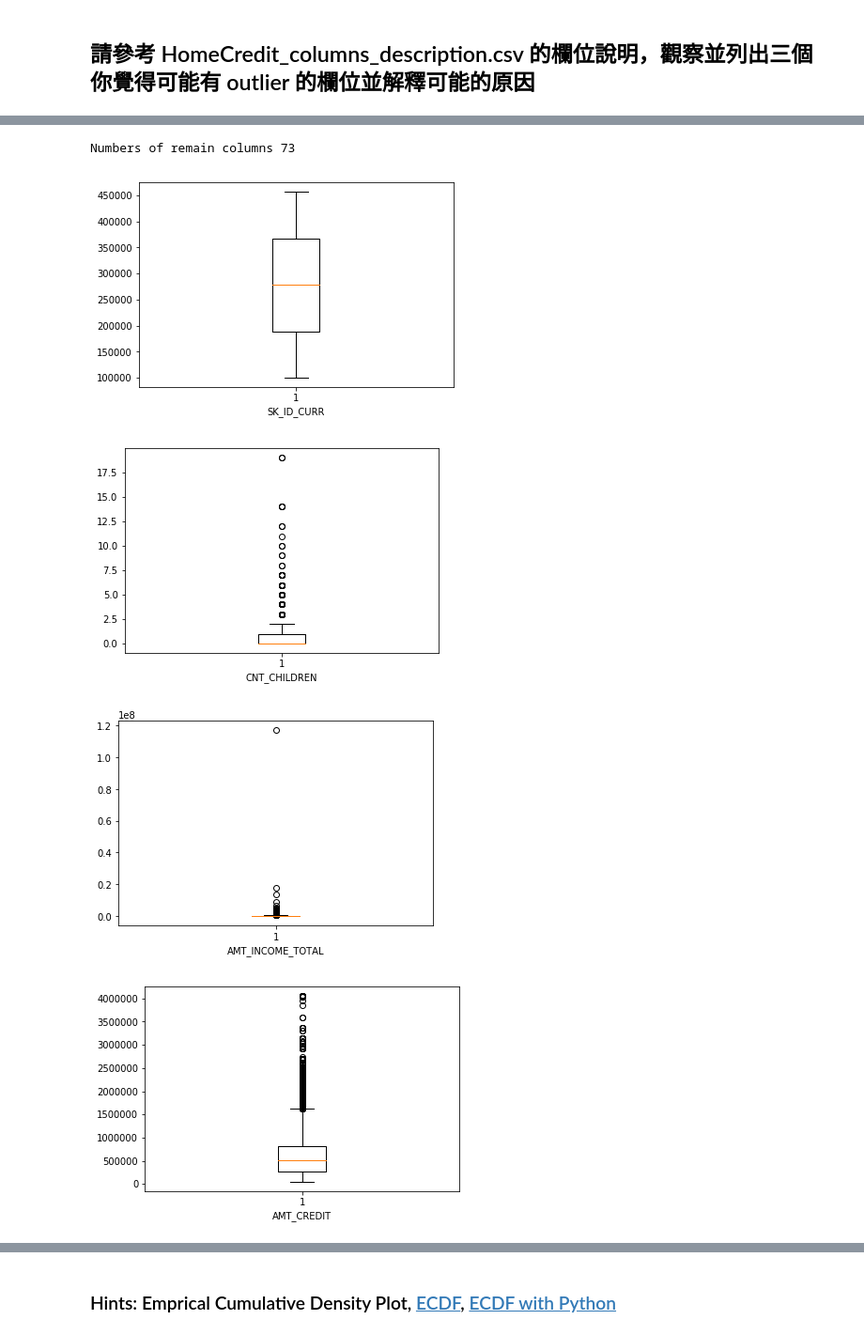
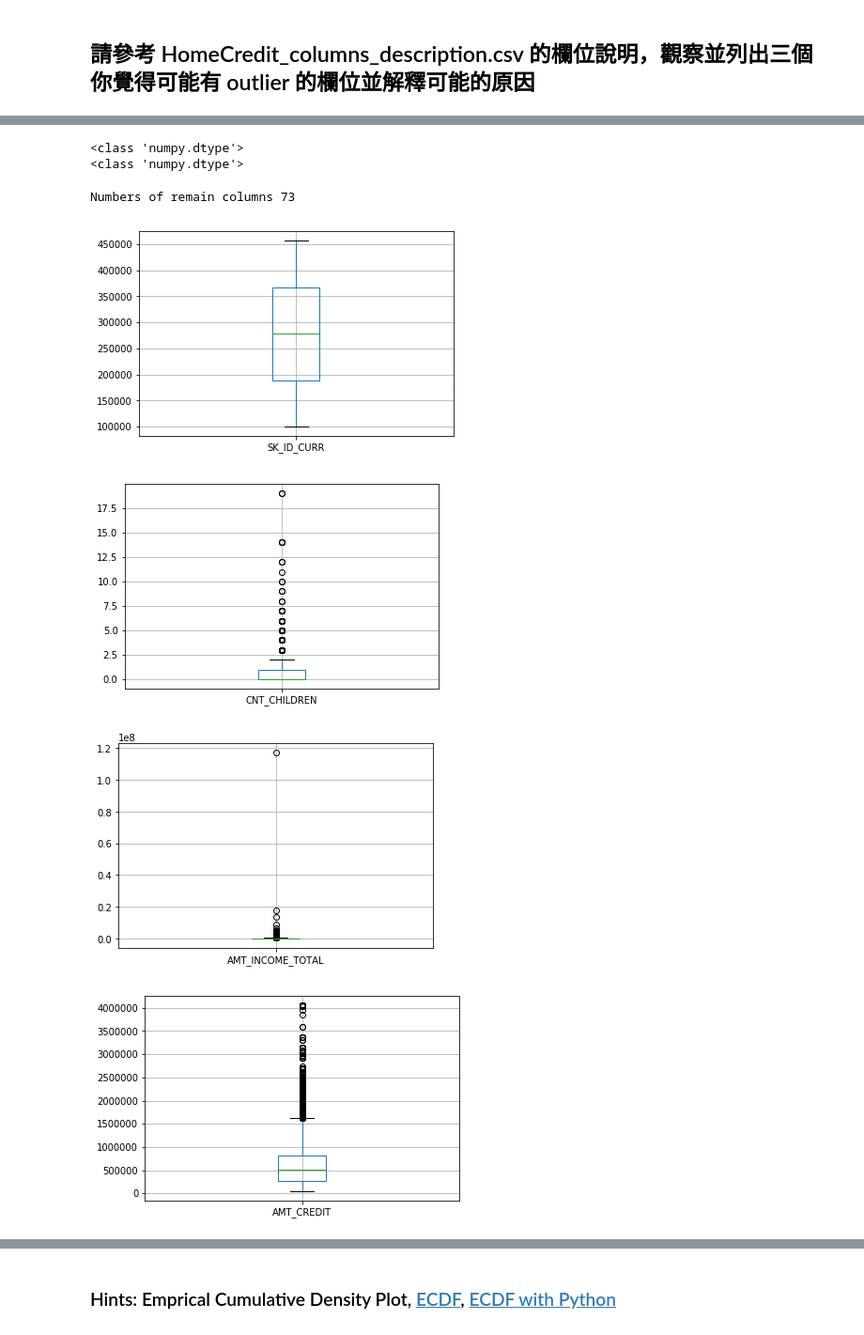
Before and after one commit to nedchao/ML100-Days, a Jupyter notebook: homework/Day_006_HW.ipynb, the cells around one changed output, grey strips where cells are left out. Shown: that part at 94% size. Cells and saved outputs as stored; diff of their text form; code cells hidden in the pictures.

```diff
--- a/homework/Day_006_HW.ipynb
+++ b/homework/Day_006_HW.ipynb
@@ -33,30 +41,34 @@ Path of read in data: ./data\application_train.csv
+# %%
+print(type(np.dtype('int64')))
+print(type(pd.np.dtype('int64')))
+# %% [output]
+<class 'numpy.dtype'>
+<class 'numpy.dtype'>
 # %%
 # 先篩選數值型的欄位
 """
 YOUR CODE HERE, fill correct data types (for example str, float, int, ...)
 """
-# 觀察數據的類型
-app_train.dtypes.value_counts()
+dtype_select = [np.dtype('float64'), np.dtype('int64')]
 
-#挑出 int64 & float64
-dtype_select = [pd.np.dtype('int64'), pd.np.dtype('float64')]
 numeric_columns = list(app_train.columns[list(app_train.dtypes.isin(dtype_select))])
 
 # 再把只有 2 值 (通常是 0,1) 的欄位去掉
 numeric_columns = list(app_train[numeric_columns].columns[list(app_train[numeric_columns].apply(lambda x:len(x.unique())!=2 ))])
 print("Numbers of remain columns %s " % len(numeric_columns))
 
 # 檢視這些欄位的數值範圍
 for col in numeric_columns:
     """
     Your CODE HERE, make the box plot
     """
-    plt.boxplot(app_train[col])
-    plt.xlabel(col)
+    #print(type(app_train[[col]]))
+    #print(type(app_train[col]))
+    app_train[[col]].boxplot()
     plt.show()
 # %% [output]
 Numbers of remain columns 73
-[figure, old version]
+[figure, new version]
-[figure, old version]
+[figure, new version]
-[figure, old version]
+[figure, new version]
-[figure, old version]
+[figure, new version]
```
Also changed, not shown: parts of 6 cells of this notebook.
